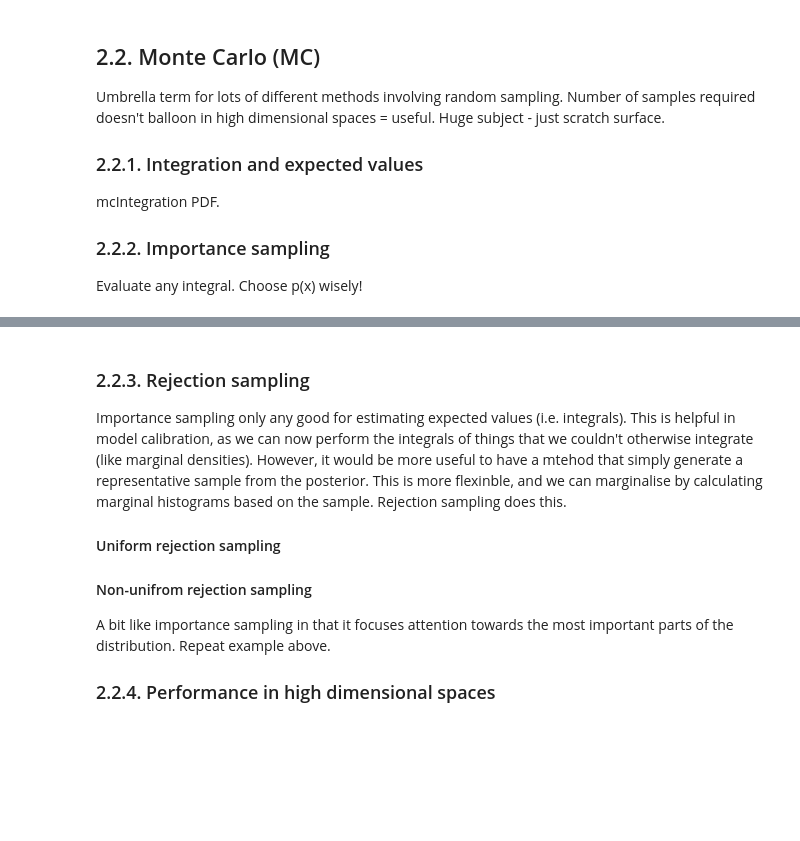
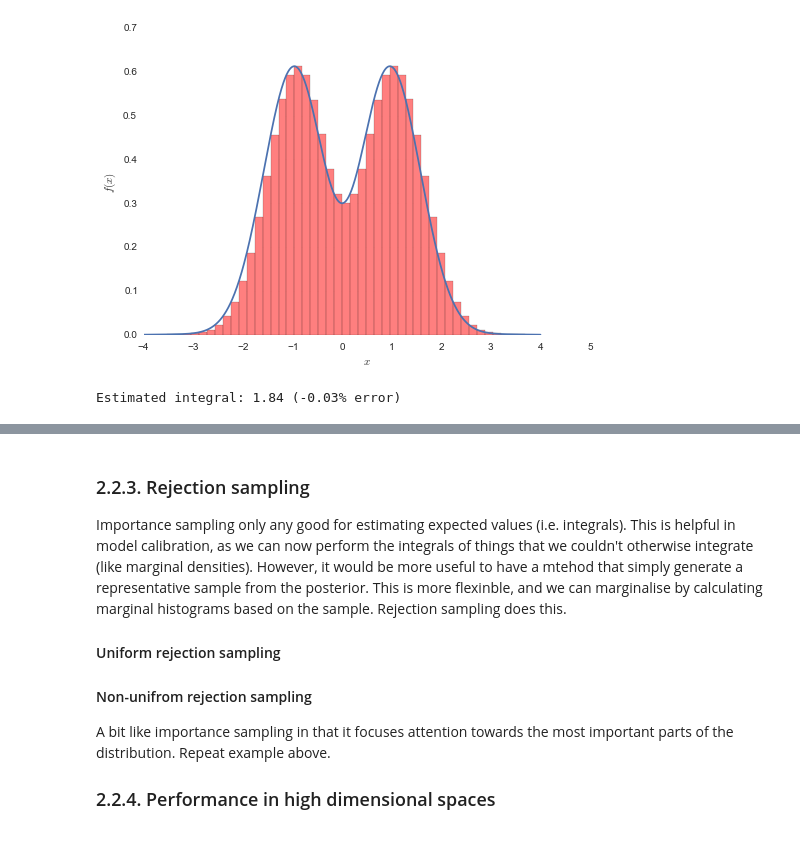
Before and after one commit to JamesSample/enviro_mod_notes, a Jupyter notebook: notebooks/03_Monte_Carlo.ipynb, the cells around one changed output, grey strips where cells are left out. Cells and saved outputs as stored; diff of their text form; code cells hidden in the pictures; blank space fills up the shorter version.

```diff
--- a/notebooks/03_Monte_Carlo.ipynb
+++ b/notebooks/03_Monte_Carlo.ipynb
@@ -75,19 +86,0 @@ The Riemann sum is perhaps the most obvious way of approximating an integral and
-# %%
-def riemannplot(fct,a,b,n):
-    smoothh = (b-a)/100.0
-    x = np.arange(a,b+smoothh,smoothh)
-    plt.plot(x,fct(x))
-    h = (float(b) - float(a))/float(n)
-    riemannx = np.arange(a,b,h)
-    riemanny = fct(riemannx)
-    plt.bar(riemannx,riemanny,width=h,alpha=0.5,facecolor='orange')
-    plt.xlabel('x')
-    plt.ylabel('f(x)')
-    plt.title('Riemann Left Sum for f(x)')
-    #plt.xlim(-1,2)
-    plt.show()
-
-def f(x):
-    return x**3-2*x**2+0.5*x+0.5
-
-riemannplot(f,-1,2,50)
@@ -96,12 +87,46 @@ riemannplot(f,-1,2,50)
-# %% [markdown]
-## 2.2. Monte Carlo (MC)
-
-Umbrella term for lots of different methods involving random sampling. Number of samples required doesn't balloon in high dimensional spaces = useful. Huge subject - just scratch surface.
-
-### 2.2.1. Integration and expected values
-
-mcIntegration PDF.
-
-### 2.2.2. Importance sampling
-
-Evaluate any integral. Choose p(x) wisely!
+# %%
+def f(x):
+    """ This is the function we want to integrate.
+    """
+    return (np.sin(x)**2 + 0.3)*np.exp(-0.5*x**2)
+
+def riemann_sum(func, a, b, n):
+    """ Approximates an integral using a Riemann sum.
+
+            func is the function to be integrated
+            a and b are the lower and upper integration limits respectively
+            n is the number of rectangles to use in the approximation
+    """
+    # Values for plotting "exact" function
+    x = np.linspace(a, b, 1000)
+    f_x = func(x)
+
+    # Calculate delta x
+    Dx = (float(b) - float(a))/float(n)
+
+    # Get a list of x_i
+    x_i = np.arange(a, b, Dx)
+
+    # Evaluate f(x) at x_i
+    f_x_i = func(x_i)
+
+    # Evaluate integral
+    i_est = (f_x_i*Dx).sum()
+
+    # Plot
+    plt.plot(x, f_x)
+    plt.bar(x_i, f_x_i, width=Dx, alpha=0.5, facecolor='red')
+    plt.xlabel('$x$')
+    plt.ylabel('$f(x)$')
+    plt.show()
+
+    return i_est
+
+i_true = 1.836 # Analytical solution
+i_est = riemann_sum(f, -4, 4, 50)
+pct_error = 100*(i_est - i_true)/i_true
+
+print 'Estimated integral: %.2f (%.2f%% error)' % (i_est, pct_error)
+# %% [output]
+[figure, added]
+Estimated integral: 1.84 (-0.03% error)
```
Also changed, not shown: parts of 9 cells of this notebook.
